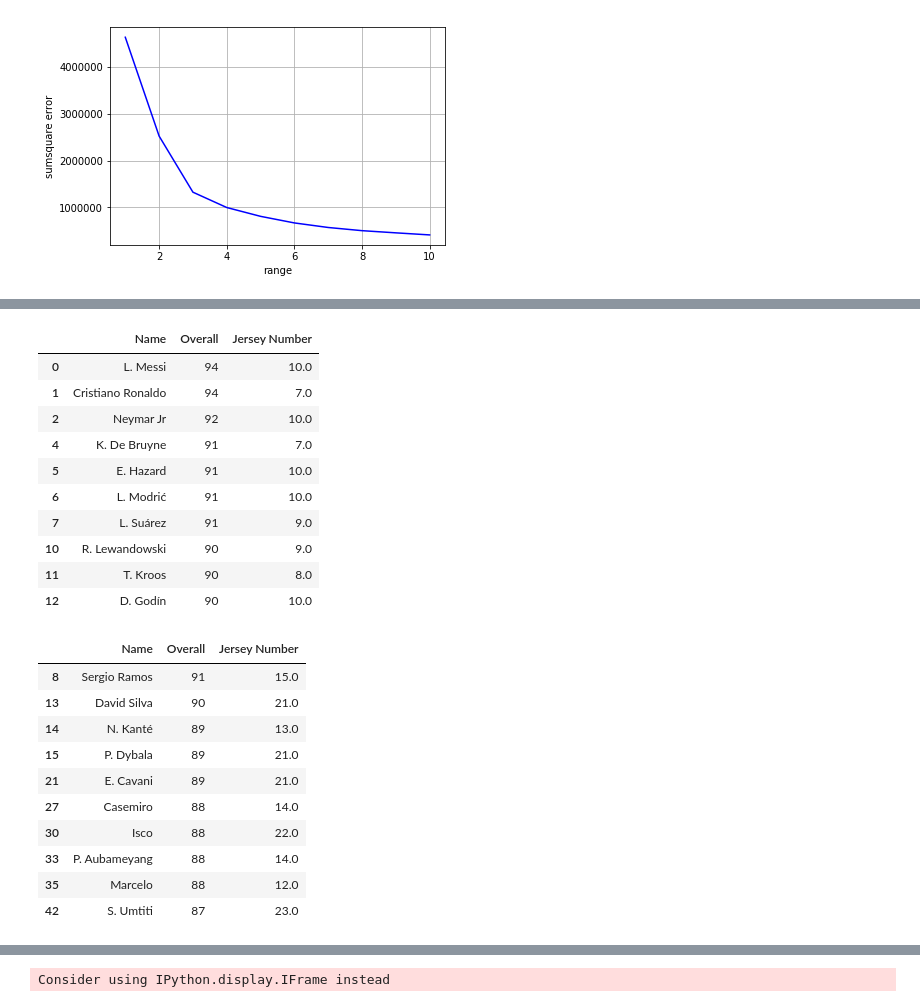
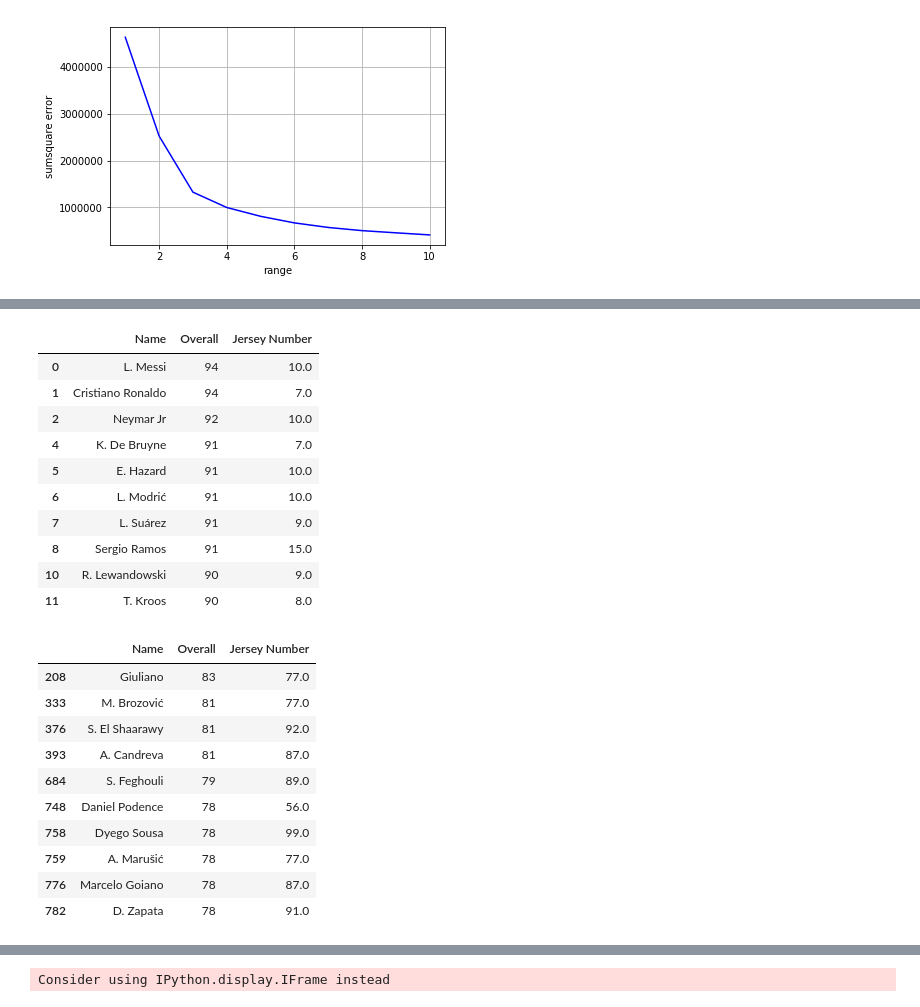
Before and after one commit to achmadwildan1888/Project-akhir-Data-analysis-and-machine-learning-model, a Jupyter notebook: 6.machine learning model(K means)-checkpoint.ipynb, the cells around one changed output, grey strips where cells are left out. Saved outputs shown, nothing was run; the diff lists cells and outputs as text; code cells hidden in the pictures.

```diff
--- a/6.machine learning model(K means)-checkpoint.ipynb
+++ b/6.machine learning model(K means)-checkpoint.ipynb
@@ -214,5 +144,5 @@ plt.grid(True)
 # %%
-cluster1[['Name','Overall','Jersey Number']].head(10)
+cluster0[['Name','Overall','Jersey Number']].head(10)
 # %% [output]
 |  | Name | Overall | Jersey Number |
 | 0 | L. Messi | 94 | 10.0 |
@@ -222,20 +152,20 @@ cluster1[['Name','Overall','Jersey Number']].head(10)
 | 5 | E. Hazard | 91 | 10.0 |
 | 6 | L. Modrić | 91 | 10.0 |
 | 7 | L. Suárez | 91 | 9.0 |
+| 8 | Sergio Ramos | 91 | 15.0 |
 | 10 | R. Lewandowski | 90 | 9.0 |
 | 11 | T. Kroos | 90 | 8.0 |
-| 12 | D. Godín | 90 | 10.0 |
 # %%
-cluster3[['Name','Overall','Jersey Number']].head(10)
+cluster2[['Name','Overall','Jersey Number']].head(10)
 # %% [output]
 |  | Name | Overall | Jersey Number |
-| 8 | Sergio Ramos | 91 | 15.0 |
-| 13 | David Silva | 90 | 21.0 |
-| 14 | N. Kanté | 89 | 13.0 |
-| 15 | P. Dybala | 89 | 21.0 |
-| 21 | E. Cavani | 89 | 21.0 |
-| 27 | Casemiro | 88 | 14.0 |
-| 30 | Isco | 88 | 22.0 |
-| 33 | P. Aubameyang | 88 | 14.0 |
-| 35 | Marcelo | 88 | 12.0 |
-| 42 | S. Umtiti | 87 | 23.0 |
+| 208 | Giuliano | 83 | 77.0 |
+| 333 | M. Brozović | 81 | 77.0 |
+| 376 | S. El Shaarawy | 81 | 92.0 |
+| 393 | A. Candreva | 81 | 87.0 |
+| 684 | S. Feghouli | 79 | 89.0 |
+| 748 | Daniel Podence | 78 | 56.0 |
+| 758 | Dyego Sousa | 78 | 99.0 |
+| 759 | A. Marušić | 78 | 77.0 |
+| 776 | Marcelo Goiano | 78 | 87.0 |
+| 782 | D. Zapata | 78 | 91.0 |
```
Also changed, not shown: parts of 23 cells of this notebook.
